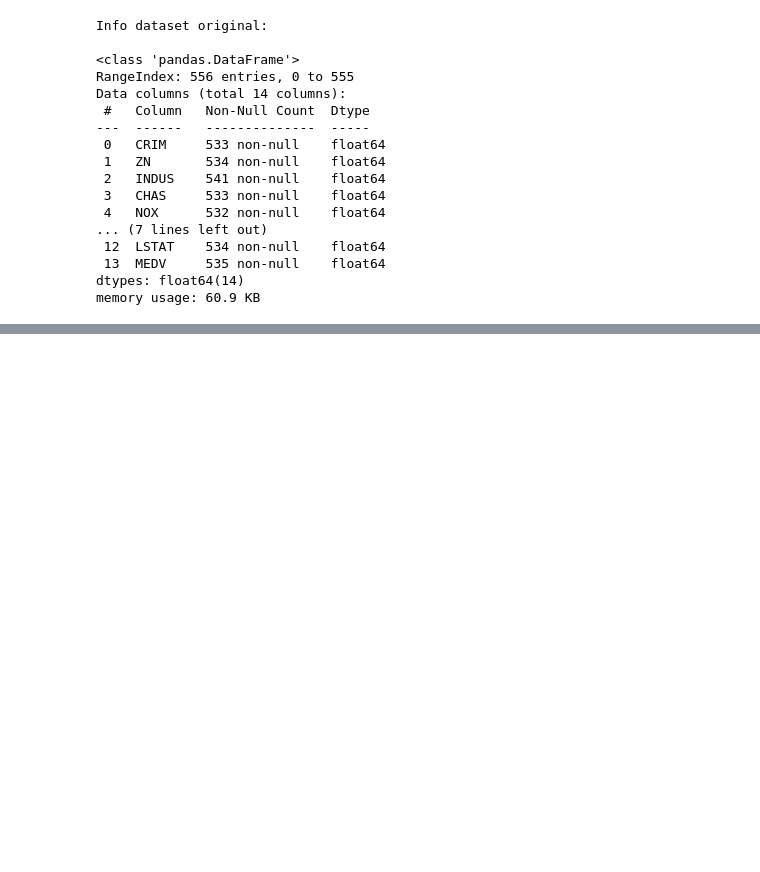
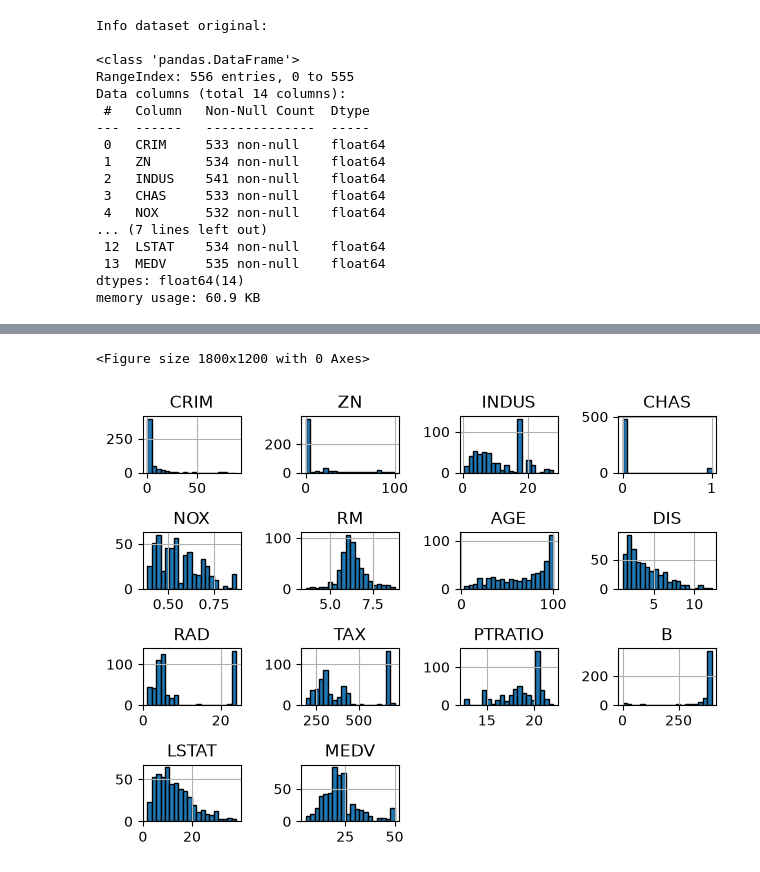
Before and after one commit to alejacos/TP_AA1_Acosta_Hauret_Rinaldi_Torres, a Jupyter notebook: TP_1/scr/EDA.ipynb, the cells around one changed output, grey strips where cells are left out. Saved outputs shown, nothing was run; the diff lists cells and outputs as text; code cells hidden in the pictures; blank space fills up the shorter version.

```diff
--- a/TP_1/scr/EDA.ipynb
+++ b/TP_1/scr/EDA.ipynb
@@ -46,0 +232,15 @@ print(df.head(10))
+# %%
+
+
+
+#A los valores faltanes se les imputa el valor de sus medianas
+df_filtrado = df_filtrado.fillna(df_filtrado.median())
+print("#"*70)
+print("info() de df_filtrado imputando medianas")
+print("#"*70)
+print(df_filtrado.info())
+print("#"*70)
+print("Describe de df_filtrado imputando medianas")
+print("#"*70)
+print(df_filtrado.describe().T)
+print("#"*70)
@@ -46,0 +290,13 @@ print(df.head(10))
+# %%
+
+
+
+# Histograma de cada variable numérica
+plt.figure(figsize=(18, 12))
+df_filtrado.hist(bins=20, edgecolor='black')
+plt.tight_layout()
+#plt.savefig('./outputs/histogramas_variables_post_imputacion.png', dpi=200)
+plt.show()
+# %% [output]
+<Figure size 1800x1200 with 0 Axes>
+[figure, added]
```
Also changed, not shown: parts of 16 cells of this notebook.
